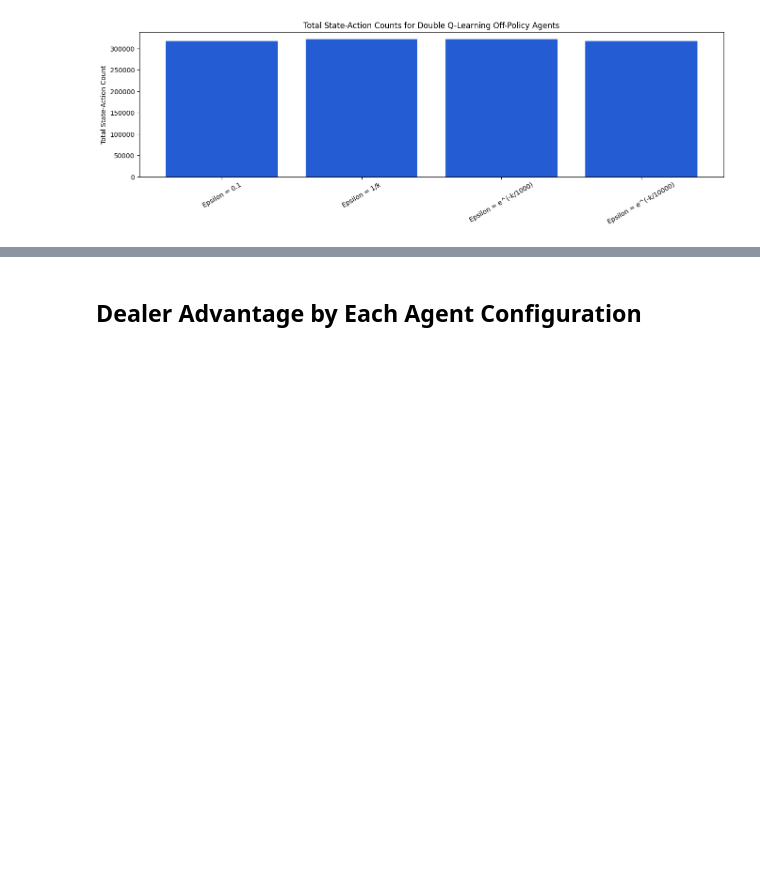
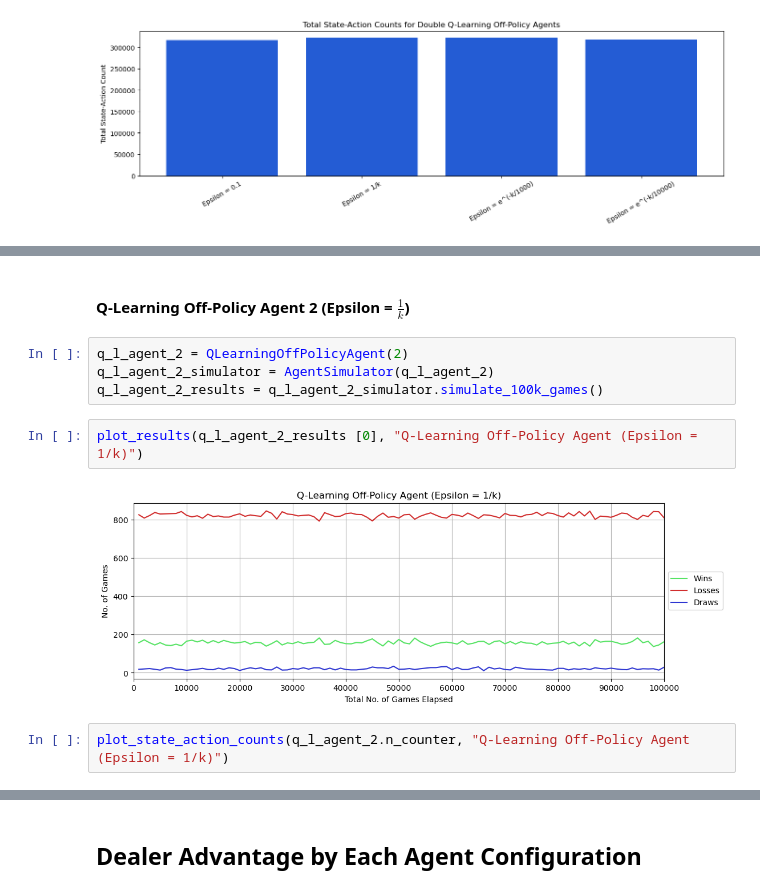
Before and after one commit to bentaliana/ARI2204, a Jupyter notebook: agent_evaluation.ipynb, the cells around one changed output, grey strips where cells are left out. Drawn from its saved outputs; the diff is of its cells as text; blank space fills up the shorter version.

```diff
--- a/agent_evaluation.ipynb
+++ b/agent_evaluation.ipynb
@@ -773,0 +816,12 @@ plot_total_state_action_counts(
+# %% [markdown]
+#### <b>Q-Learning Off-Policy Agent 2 (Epsilon = $\frac{1}{k}$)</b>
+# %%
+q_l_agent_2 = QLearningOffPolicyAgent(2)
+q_l_agent_2_simulator = AgentSimulator(q_l_agent_2)
+q_l_agent_2_results = q_l_agent_2_simulator.simulate_100k_games()
+# %%
+plot_results(q_l_agent_2_results [0], "Q-Learning Off-Policy Agent (Epsilon = 1/k)")
+# %% [output]
+[figure, added]
+# %%
+plot_state_action_counts(q_l_agent_2.n_counter, "Q-Learning Off-Policy Agent (Epsilon = 1/k)")
```
Also changed, not shown: parts of 42 cells of this notebook.
